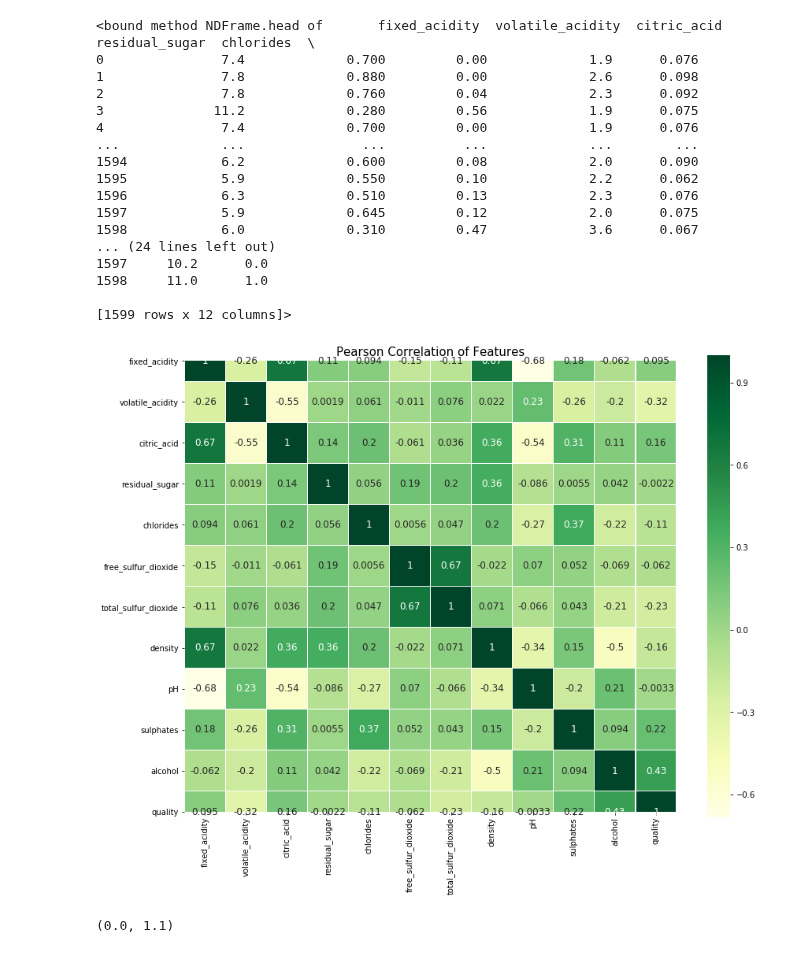
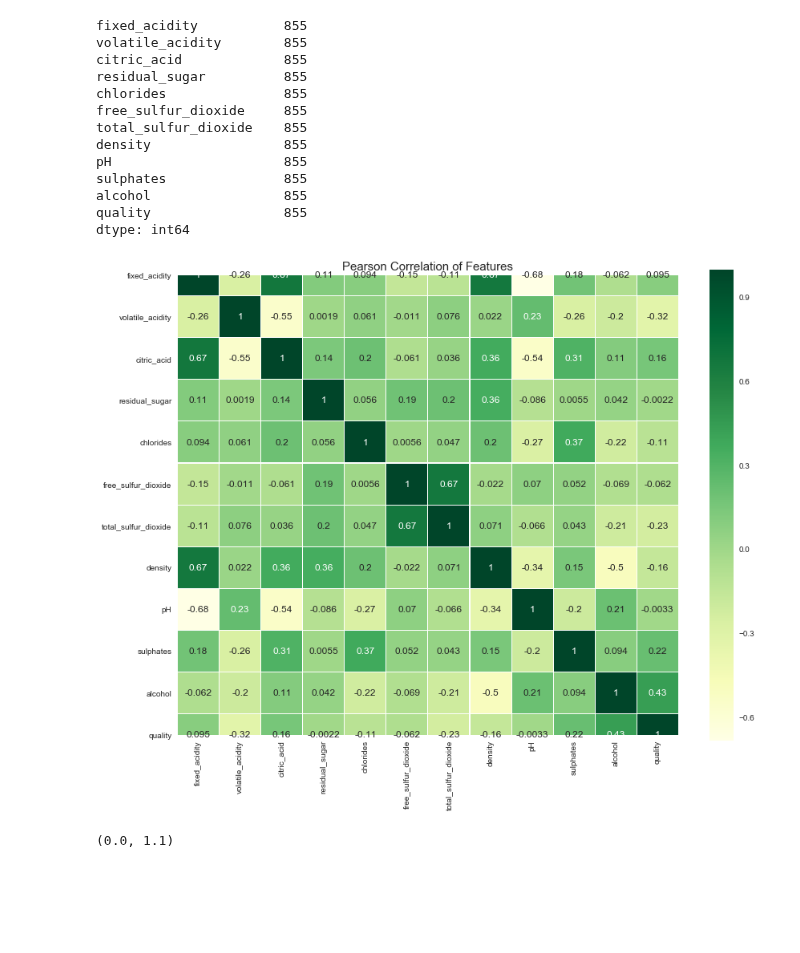
Before and after one commit to SoftwarePhil/machine_learning_5_models, a Jupyter notebook: machine_learning_project1_WINE.ipynb, the cells around one changed output. Drawn from its saved outputs; the diff is of its cells as text; code cells hidden in the pictures; blank space fills up the shorter version.

```diff
--- a/machine_learning_project1_WINE.ipynb
+++ b/machine_learning_project1_WINE.ipynb
@@ -91,45 +91,41 @@ train_sizes3 = [30, 120, 250, 400, 600, 894]
 # %%
 
 #correlation heatmap of dataset
 def correlation_heatmap(df):
     _ , ax = plt.subplots(figsize =(14, 12))
     colormap = sns.diverging_palette(220, 10, as_cmap = True)
 
     _ = sns.heatmap(
         df.corr(),
         cmap = "YlGn",
         square=True,
         cbar_kws={'shrink':.9 },
         ax=ax,
         annot=True,
         linewidths=0.1,vmax=1.0, linecolor='white',
         annot_kws={'fontsize':12 }
     )
 
     plt.title('Pearson Correlation of Features', y=1.05, size=15)
 
 correlation_heatmap(df)
 
-df.head
+print(df[df.quality > 0].count() )
 # %% [output]
-<bound method NDFrame.head of       fixed_acidity  volatile_acidity  citric_acid  residual_sugar  chlorides  \
-0               7.4             0.700         0.00             1.9      0.076
-1               7.8             0.880         0.00             2.6      0.098
-2               7.8             0.760         0.04             2.3      0.092
-3              11.2             0.280         0.56             1.9      0.075
-4               7.4             0.700         0.00             1.9      0.076
-...             ...               ...          ...             ...        ...
-1594            6.2             0.600         0.08             2.0      0.090
-1595            5.9             0.550         0.10             2.2      0.062
-1596            6.3             0.510         0.13             2.3      0.076
-1597            5.9             0.645         0.12             2.0      0.075
-1598            6.0             0.310         0.47             3.6      0.067
-... (24 lines left out)
-1597     10.2      0.0
-1598     11.0      1.0
-
-[1599 rows x 12 columns]>
+fixed_acidity           855
+volatile_acidity        855
+citric_acid             855
+residual_sugar          855
+chlorides               855
+free_sulfur_dioxide     855
+total_sulfur_dioxide    855
+density                 855
+pH                      855
+sulphates               855
+alcohol                 855
+quality                 855
+dtype: int64
-[figure, old version]
+[figure, new version]
 # %%
 ########DecisionTree Learning Curve####################
 #########################################
```
Also changed, not shown: parts of 8 cells of this notebook, 3 other files.
